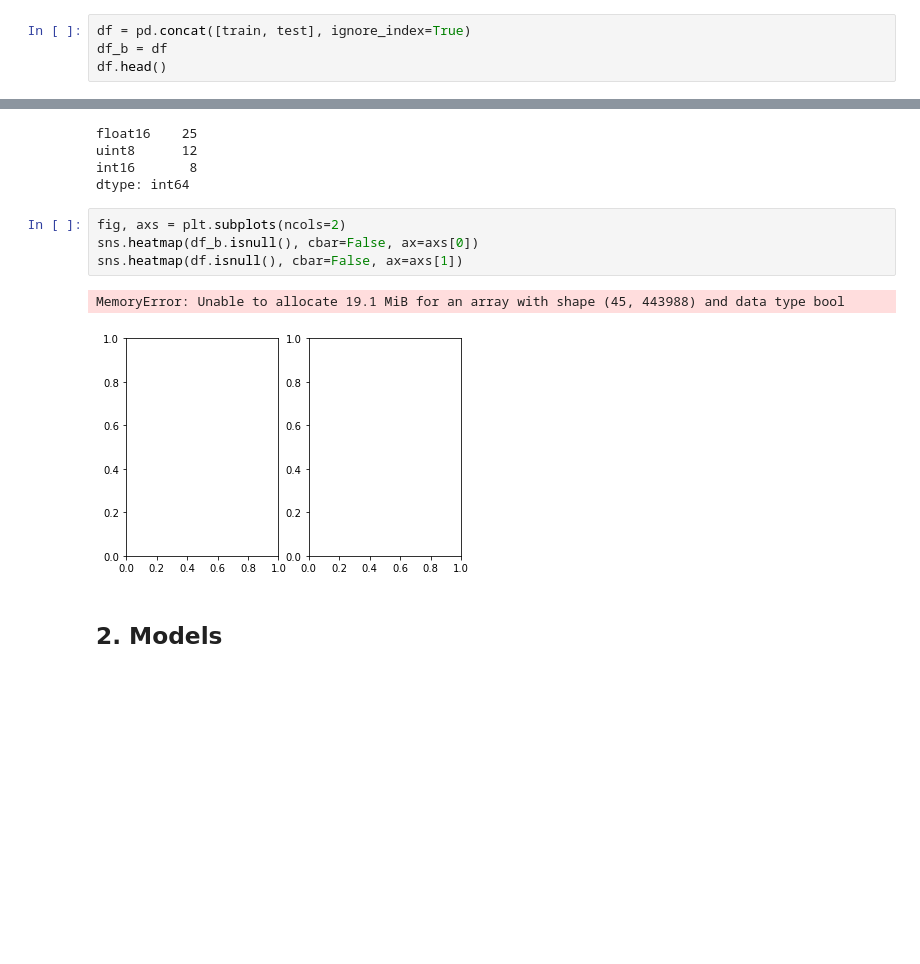
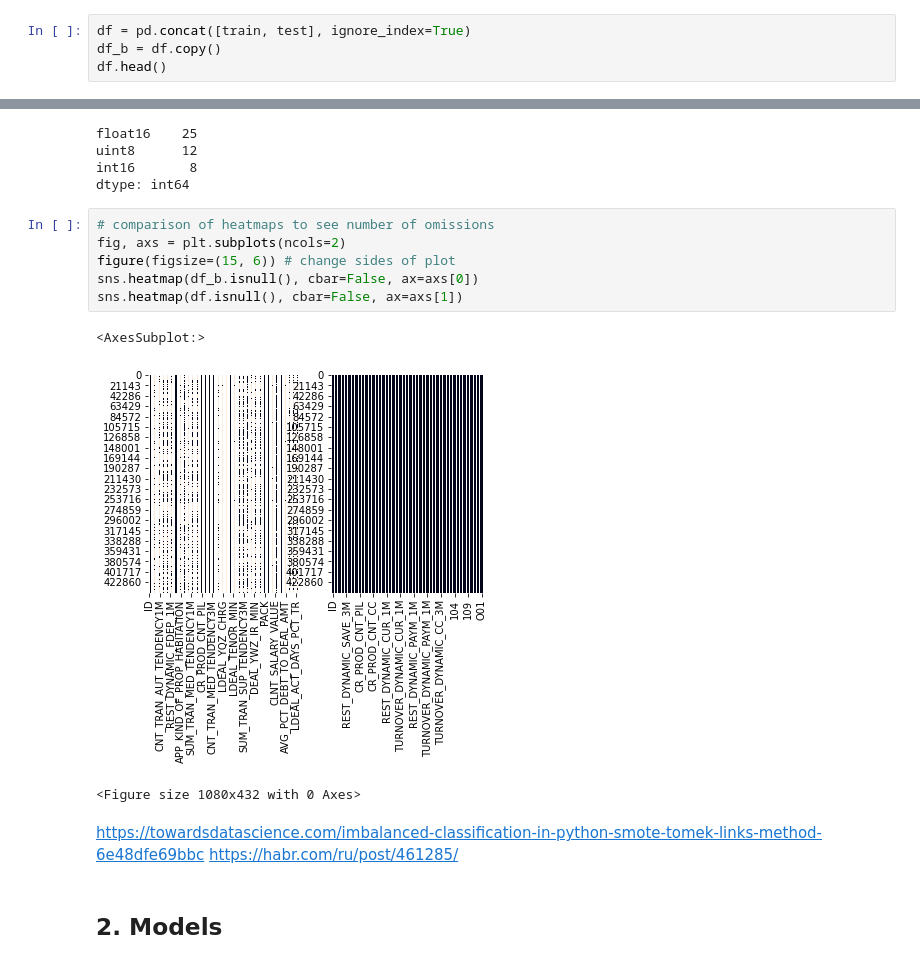
Before and after one commit to vladdez/churn, a Jupyter notebook: churn.ipynb, the cells around one changed output, grey strips where cells are left out. Cells and saved outputs as stored; diff of their text form; blank space fills up the shorter version.

```diff
--- a/churn.ipynb
+++ b/churn.ipynb
@@ -66,7 +66,7 @@ to do
 ## 1. Data preparation
 # %%
 df = pd.concat([train, test], ignore_index=True)
-df_b = df
+df_b = df.copy()
 df.head()
 # %% [output]
 |  | ID | CR_PROD_CNT_IL | AMOUNT_RUB_CLO_PRC | PRC_ACCEPTS_A_EMAIL_LINK | APP_REGISTR_RGN_CODE | ... |
@@ -136,12 +136,18 @@ uint8      12
 int16       8
 dtype: int64
 # %%
+# comparison of heatmaps to see number of omissions
 fig, axs = plt.subplots(ncols=2)
+figure(figsize=(15, 6)) # change sides of plot
 sns.heatmap(df_b.isnull(), cbar=False, ax=axs[0])
 sns.heatmap(df.isnull(), cbar=False, ax=axs[1])
 # %% [output]
-MemoryError: Unable to allocate 19.1 MiB for an array with shape (45, 443988) and data type bool
+<AxesSubplot:>
-[figure, old version]
+[figure, new version]
+<Figure size 1080x432 with 0 Axes>
+# %% [markdown]
+https://towardsdatascience.com/imbalanced-classification-in-python-smote-tomek-links-method-6e48dfe69bbc
+https://habr.com/ru/post/461285/
 # %% [markdown]
 ## 2. Models
 # %% [markdown]
```
Also changed, not shown: parts of 4 cells of this notebook.
